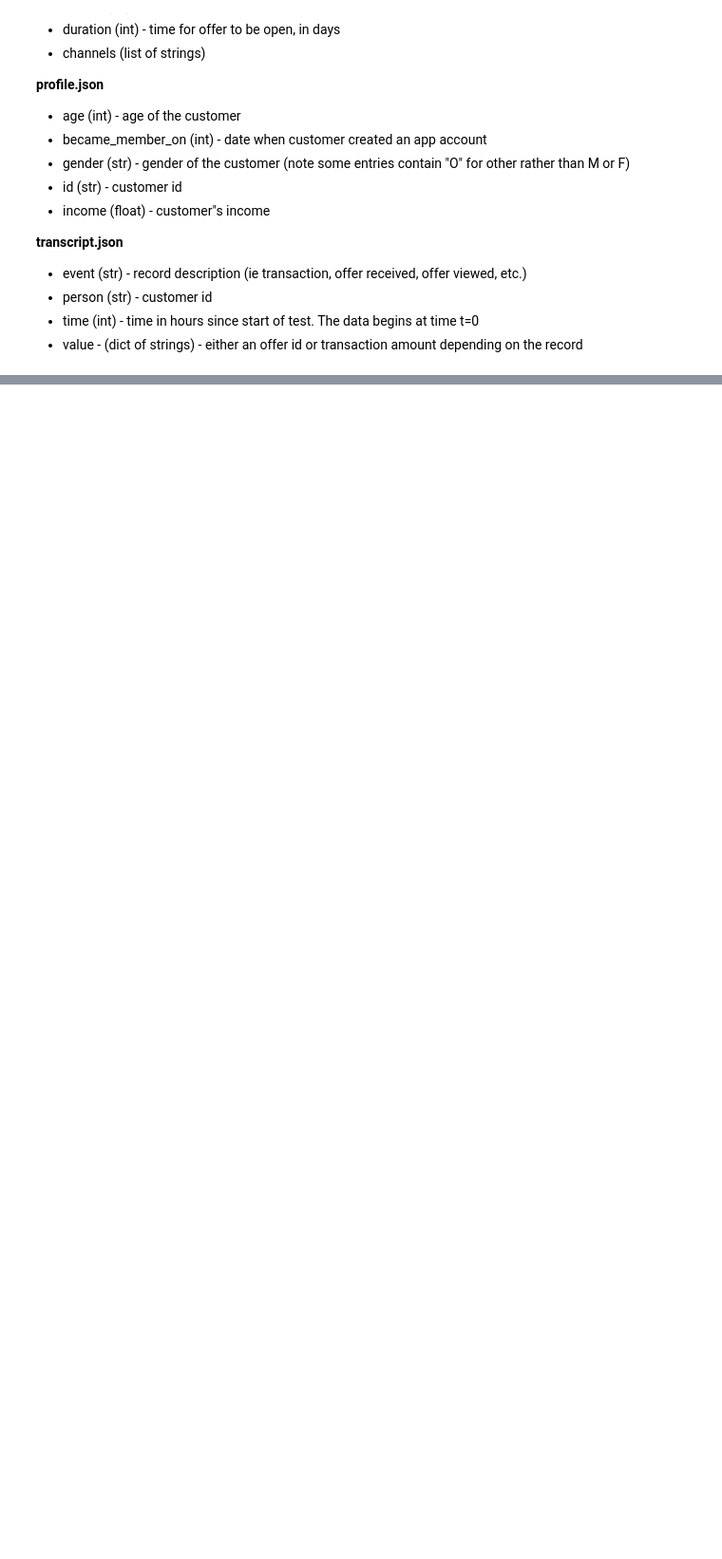
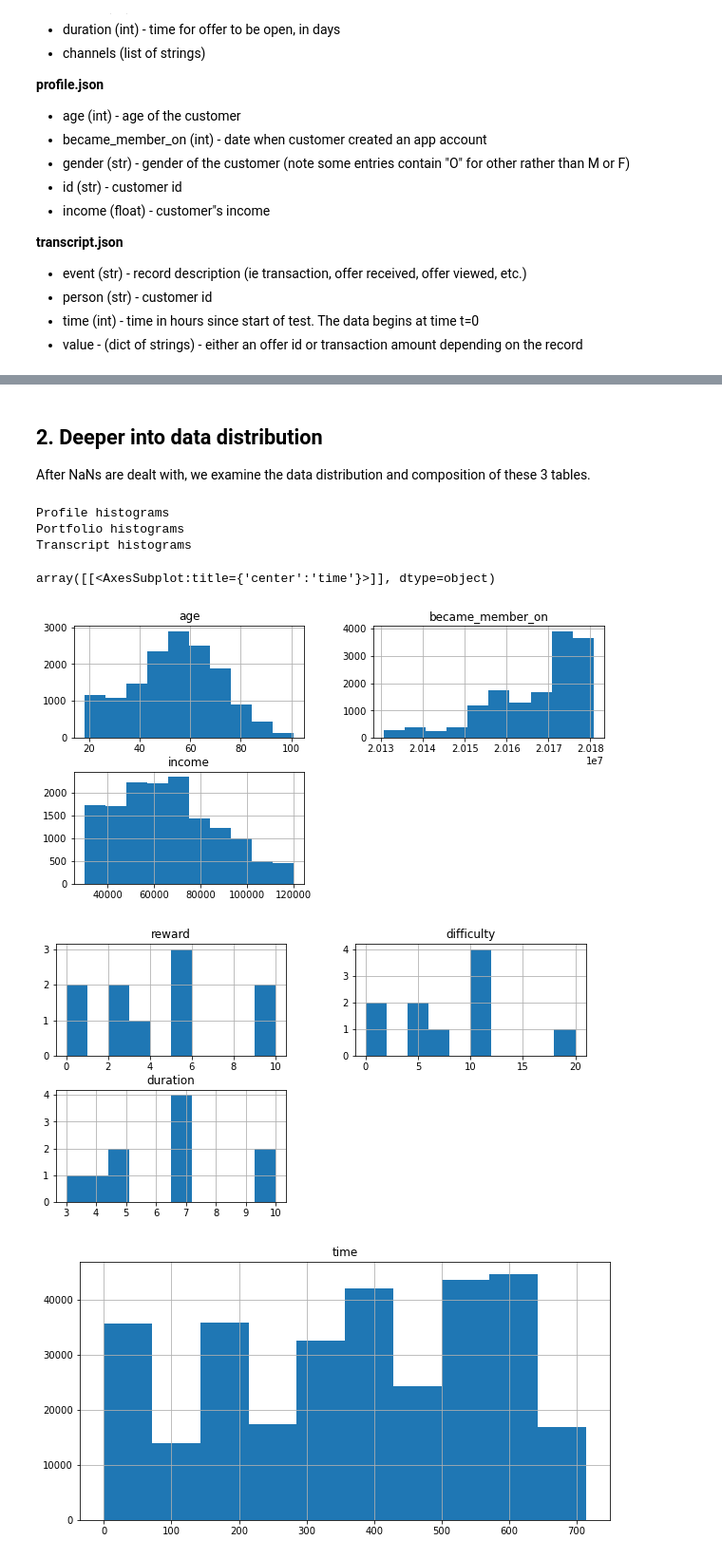
Before and after one commit to TranHuuNhatHuy/UdacityDataScience, a Jupyter notebook: V.DataScientistCapstone/Starbucks_Capstone_notebook.ipynb, the cells around one changed output, grey strips where cells are left out. Shown: that part at 95% size. Cells and saved outputs as stored; diff of their text form; code cells hidden in the pictures; blank space fills up the shorter version.

```diff
--- a/V.DataScientistCapstone/Starbucks_Capstone_notebook.ipynb
+++ b/V.DataScientistCapstone/Starbucks_Capstone_notebook.ipynb
@@ -105,0 +272,4 @@ portfolio.head()
+# %%
+print(f"Profile record number before dropping: {len(profile)}")
+profile = profile.dropna()
+print(f"Profile record number after dropping: {len(profile)}")
@@ -105,0 +279,22 @@ portfolio.head()
+# %% [markdown]
+## 2. Deeper into data distribution
+
+After NaNs are dealt with, we examine the data distribution and composition of these 3 tables.
+# %%
+# Histogram of the numeric columns
+print("Profile histograms")
+profile.hist(figsize = (10, 5))
+
+print("Portfolio histograms")
+portfolio.hist(figsize = (10, 5))
+
+print("Transcript histograms")
+transcript.hist(figsize = (10, 5))
+# %% [output]
+Profile histograms
+Portfolio histograms
+Transcript histograms
+array([[<AxesSubplot:title={'center':'time'}>]], dtype=object)
+[figure, added]
+[figure, added]
+[figure, added]
```
Also changed, not shown: parts of 63 cells of this notebook, 3 other files.
